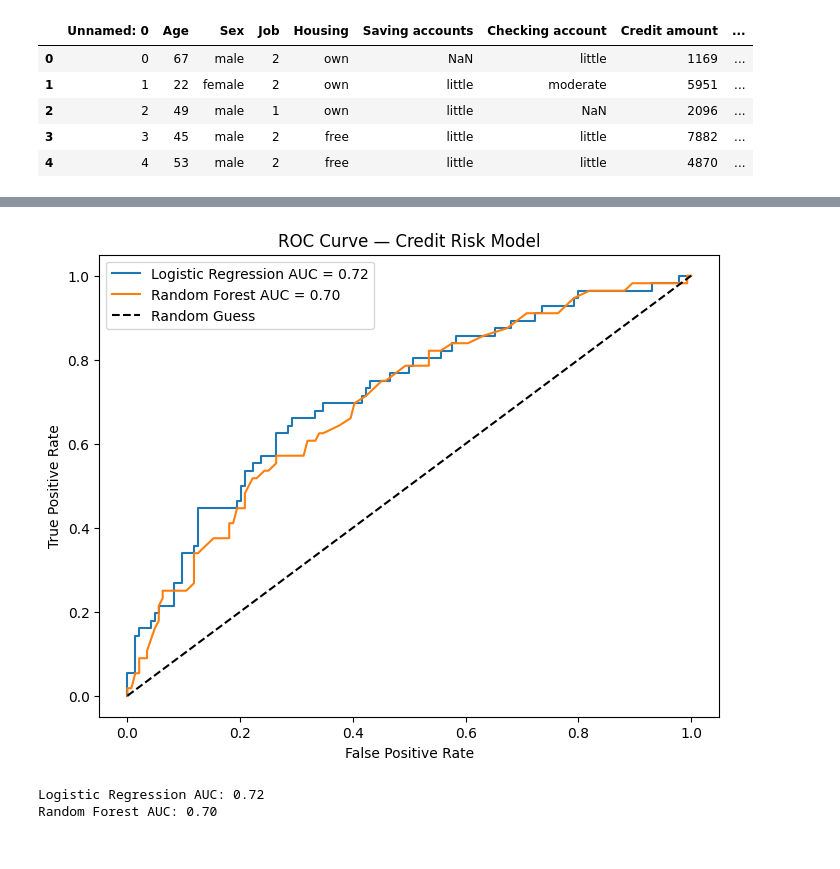
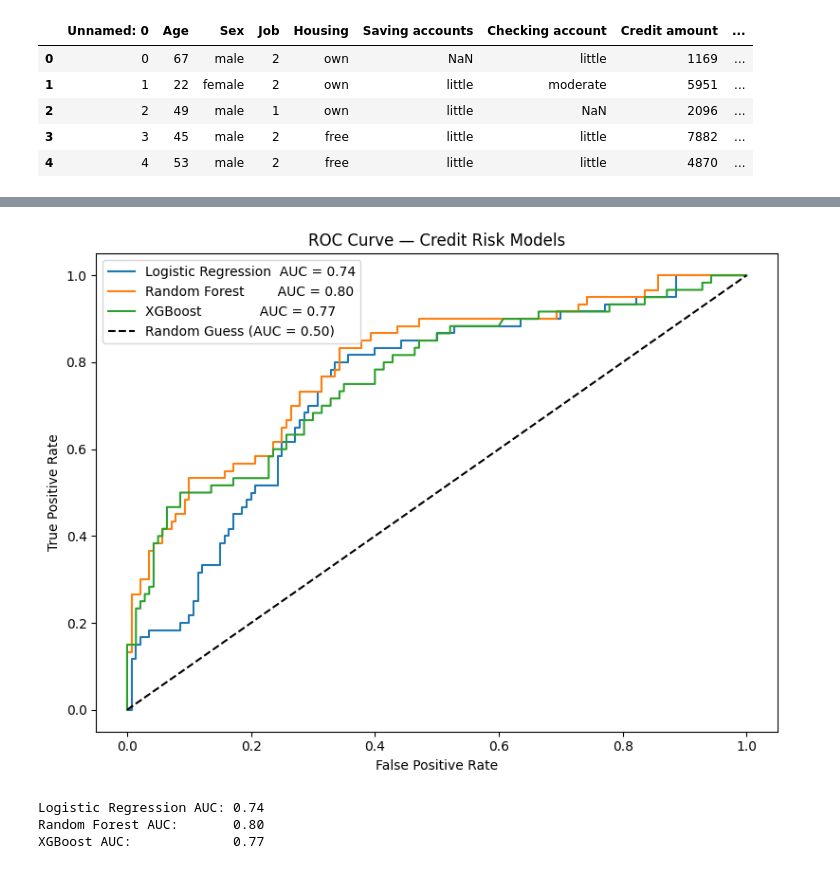
Before and after one commit to anikethreddy/credit-risk-classifier, a Jupyter notebook: notebooks/credit_risk.ipynb, the cells around one changed output, grey strips where cells are left out. Cells and saved outputs as stored; diff of their text form; code cells hidden in the pictures.

```diff
--- a/notebooks/credit_risk.ipynb
+++ b/notebooks/credit_risk.ipynb
@@ -137,7 +205,0 @@ print(y_test.shape)
-# %%
-scaler = StandardScaler()
-X_train_scaled = scaler.fit_transform(X_train)
-X_test_scaled = scaler.transform(X_test)
-lr_model = LogisticRegression(random_state=63, class_weight='balanced')
-lr_model.fit(X_train_scaled, y_train)
-print("Logistic Regression trained successfully")
@@ -146,4 +205,0 @@ Logistic Regression trained successfully
-# %%
-rf_model = RandomForestClassifier(n_estimators=100, random_state=63, class_weight='balanced')
-rf_model.fit(X_train, y_train)
-print("Random Forest trained successfully")
@@ -178,28 +342,38 @@ weighted avg       0.70      0.70      0.70       200
 # %%
-# Cell 10 — ROC Curve
-lr_probs = lr_model.predict_proba(X_test_scaled)[:, 1]
-rf_probs = rf_model.predict_proba(X_test)[:, 1]
+# ─── ROC Curves ───────────────────────────────────────────────────────────────
+# AUC measures how well the model ranks a bad loan above a good one across all
+# thresholds. Useful summary, but can be optimistic on imbalanced data (see PR below).
 
-lr_fpr, lr_tpr, _ = roc_curve(y_test, lr_probs)
-rf_fpr, rf_tpr, _ = roc_curve(y_test, rf_probs)
+lr_probs = lr_model.predict_proba(X_test)[:, 1]   # P(bad loan) for each test applicant — LR
+rf_probs = rf_model.predict_proba(X_test)[:, 1]   # P(bad loan) for each test applicant — RF
+xg_probs = xgb_model.predict_proba(X_test)[:, 1]  # P(bad loan) for each test applicant — XGBoost
 
-lr_auc = auc(lr_fpr, lr_tpr)
-rf_auc = auc(rf_fpr, rf_tpr)
+lr_fpr, lr_tpr, _ = roc_curve(y_test, lr_probs)   # FPR and TPR arrays at every decision threshold — LR
+rf_fpr, rf_tpr, _ = roc_curve(y_test, rf_probs)   # FPR and TPR arrays at every decision threshold — RF
+xg_fpr, xg_tpr, _ = roc_curve(y_test, xg_probs)  # FPR and TPR arrays at every decision threshold — XGBoost
 
-plt.figure(figsize=(8,6))
-plt.plot(lr_fpr, lr_tpr, label=f'Logistic Regression AUC = {lr_auc:.2f}')
-plt.plot(rf_fpr, rf_tpr, label=f'Random Forest AUC = {rf_auc:.2f}')
-plt.plot([0,1], [0,1], 'k--', label='Random Guess')
-plt.xlabel('False Positive Rate')
-plt.ylabel('True Positive Rate')
-plt.title('ROC Curve — Credit Risk Model')
-plt.legend()
-plt.savefig('../results/roc_curve.png')
+lr_auc = auc(lr_fpr, lr_tpr)   # area under the LR ROC curve; 1.0 = perfect, 0.5 = random
+rf_auc = auc(rf_fpr, rf_tpr)   # area under the RF ROC curve
+xg_auc = auc(xg_fpr, xg_tpr)  # area under the XGBoost ROC curve
+
+plt.figure(figsize=(8, 6))
+plt.plot(lr_fpr, lr_tpr, label=f'Logistic Regression  AUC = {lr_auc:.2f}')  # LR curve
+plt.plot(rf_fpr, rf_tpr, label=f'Random Forest        AUC = {rf_auc:.2f}')  # RF curve
+plt.plot(xg_fpr, xg_tpr, label=f'XGBoost              AUC = {xg_auc:.2f}') # XGBoost curve
+plt.plot([0, 1], [0, 1], 'k--', label='Random Guess (AUC = 0.50)')          # diagonal baseline: a model with no discrimination
+plt.xlabel('False Positive Rate')                   # x-axis: fraction of good loans wrongly flagged
+plt.ylabel('True Positive Rate')                    # y-axis: fraction of bad loans correctly caught
+plt.title('ROC Curve — Credit Risk Models')         # chart title
+plt.legend()                                        # show AUC values per model
+plt.tight_layout()
+plt.savefig('../results/roc_curve.png')             # save to results folder for the README
 plt.show()
 
-print(f'Logistic Regression AUC: {lr_auc:.2f}')
-print(f'Random Forest AUC: {rf_auc:.2f}')
+print(f'Logistic Regression AUC: {lr_auc:.2f}')   # numeric AUC summary for quick comparison
+print(f'Random Forest AUC:       {rf_auc:.2f}')
+print(f'XGBoost AUC:             {xg_auc:.2f}')
 # %% [output]
-[figure, old version]
+[figure, new version]
-Logistic Regression AUC: 0.72
-Random Forest AUC: 0.70
+Logistic Regression AUC: 0.74
+Random Forest AUC:       0.80
+XGBoost AUC:             0.77
```
Also changed, not shown: parts of 31 cells of this notebook, 4 other files.
